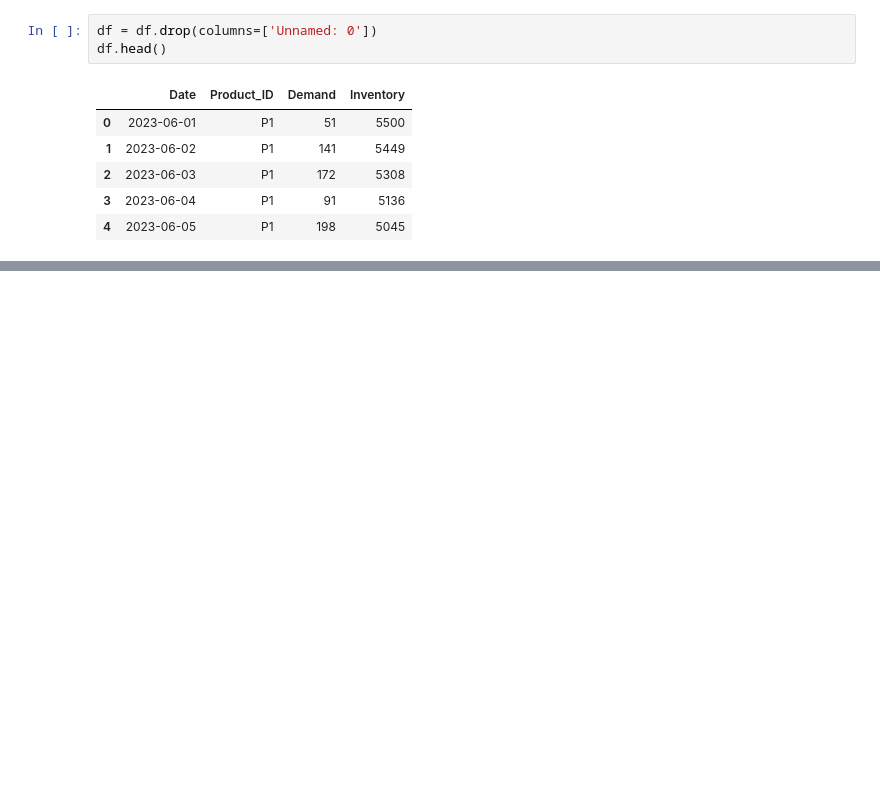
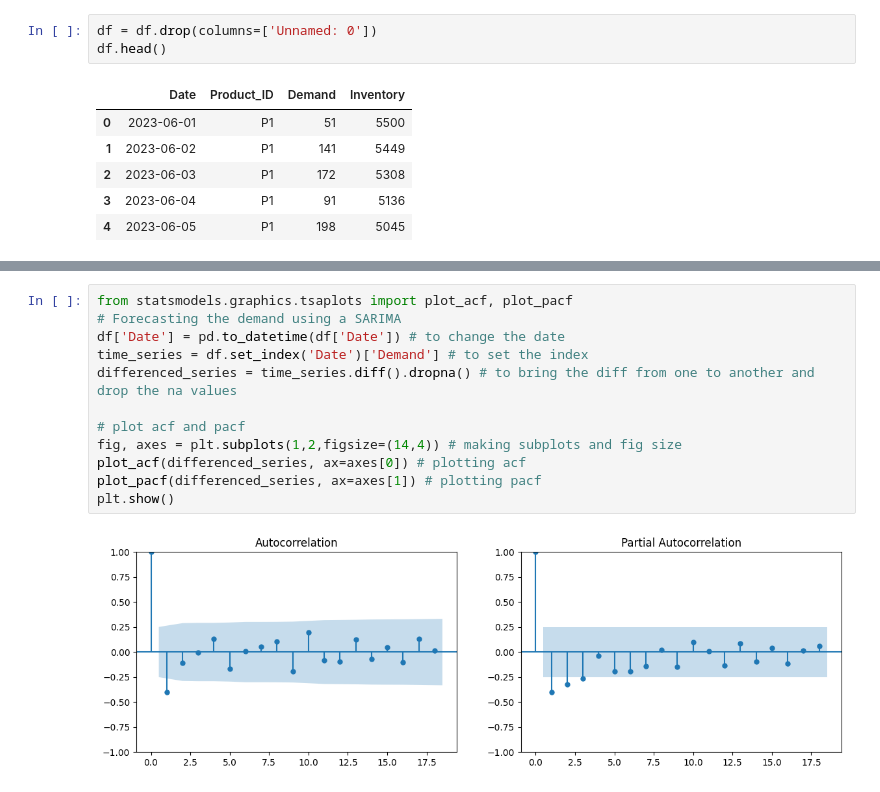
Before and after one commit to Ismailchan/Demand-Forecasting-and-Inventory-optimization, a Jupyter notebook: Demand_and_inventory.ipynb, the cells around one changed output, grey strips where cells are left out. Drawn from its saved outputs; the diff is of its cells as text; blank space fills up the shorter version.

```diff
--- a/Demand_and_inventory.ipynb
+++ b/Demand_and_inventory.ipynb
@@ -38,3 +39,17 @@ fig_inventory = px.line(df, x="Date", y= "Inventory" , title = "inventory over t
 fig_inventory.show()
 # %% [output]
 [interactive output not drawn]
+# %%
+from statsmodels.graphics.tsaplots import plot_acf, plot_pacf
+# Forecasting the demand using a SARIMA
+df['Date'] = pd.to_datetime(df['Date']) # to change the date
+time_series = df.set_index('Date')['Demand'] # to set the index
+differenced_series = time_series.diff().dropna() # to bring the diff from one to another and drop the na values
+
+# plot acf and pacf
+fig, axes = plt.subplots(1,2,figsize=(14,4)) # making subplots and fig size
+plot_acf(differenced_series, ax=axes[0]) # plotting acf
+plot_pacf(differenced_series, ax=axes[1]) # plotting pacf
+plt.show()
+# %% [output]
+[figure, added]
```
Also changed, not shown: parts of 3 cells of this notebook.
